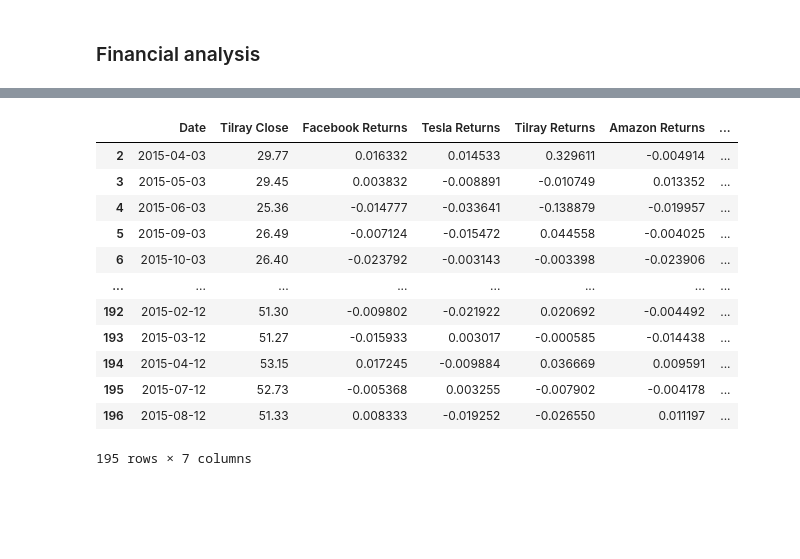
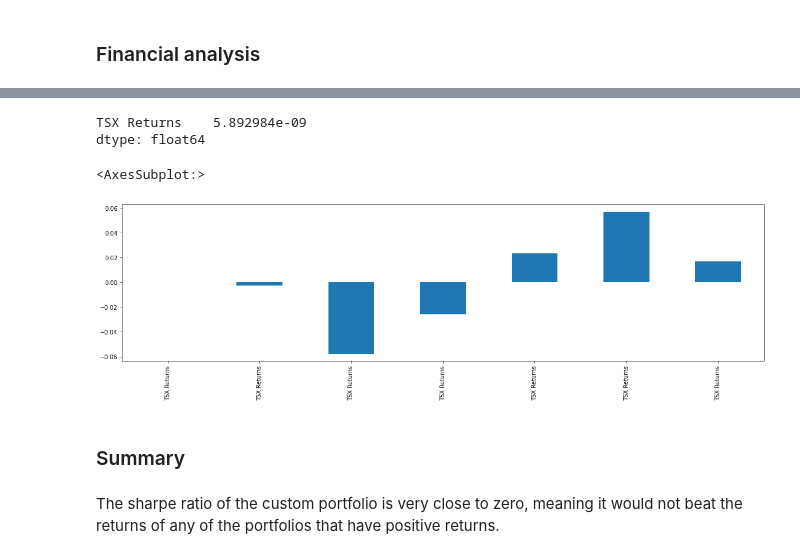
Before and after one commit to Roger-Hull/Pandas_Homework, a Jupyter notebook: Pandas_Homework.ipynb, the cells around one changed output, grey strips where cells are left out. Cells and saved outputs as stored; diff of their text form; code cells hidden in the pictures; blank space fills up the shorter version.

```diff
--- a/Pandas_Homework.ipynb
+++ b/Pandas_Homework.ipynb
@@ -658,16 +638,35 @@ whale_df
-# %%
-custom_portfolio
-# %% [output]
-|  | Date | Tilray Close | Facebook Returns | Tesla Returns | Tilray Returns | Amazon Returns | ... |
-| 2 | 2015-04-03 | 29.77 | 0.016332 | 0.014533 | 0.329611 | -0.004914 | ... |
-| 3 | 2015-05-03 | 29.45 | 0.003832 | -0.008891 | -0.010749 | 0.013352 | ... |
-| 4 | 2015-06-03 | 25.36 | -0.014777 | -0.033641 | -0.138879 | -0.019957 | ... |
-| 5 | 2015-09-03 | 26.49 | -0.007124 | -0.015472 | 0.044558 | -0.004025 | ... |
-| 6 | 2015-10-03 | 26.40 | -0.023792 | -0.003143 | -0.003398 | -0.023906 | ... |
-| ... | ... | ... | ... | ... | ... | ... | ... |
-| 192 | 2015-02-12 | 51.30 | -0.009802 | -0.021922 | 0.020692 | -0.004492 | ... |
-| 193 | 2015-03-12 | 51.27 | -0.015933 | 0.003017 | -0.000585 | -0.014438 | ... |
-| 194 | 2015-04-12 | 53.15 | 0.017245 | -0.009884 | 0.036669 | 0.009591 | ... |
-| 195 | 2015-07-12 | 52.73 | -0.005368 | 0.003255 | -0.007902 | -0.004178 | ... |
-| 196 | 2015-08-12 | 51.33 | 0.008333 | -0.019252 | -0.026550 | 0.011197 | ... |
-195 rows × 7 columns
+# %%
+#Calculate the standard deviation of the portfolio
+facebook_std = custom_portfolio['Facebook Returns'].std()
+tesla_std = custom_portfolio['Tesla Returns'].std()
+tilray_std = custom_portfolio['Tilray Returns'].std()
+amazon_std = custom_portfolio['Amazon Returns'].std()
+shopify_std = custom_portfolio['Shopify Returns'].std()
+
+#Calculate the sharpe ratios
+facebook_annual_sharpe = ((custom_portfolio['Facebook Returns'].mean() - tsx_df.mean())/ facebook_std)
+tesla_annual_sharpe = ((custom_portfolio['Tesla Returns'].mean() - tsx_df.mean())/ tesla_std)
+tilray_annual_sharpe = ((custom_portfolio['Tilray Returns'].mean() - tsx_df.mean())/ tilray_std)
+amazon_annual_sharpe = ((custom_portfolio['Amazon Returns'].mean() - tsx_df.mean())/ amazon_std)
+shopify_annual_sharpe = ((custom_portfolio['Shopify Returns'].mean() - tsx_df.mean())/ shopify_std)
+
+#Combine all sharpe ratios with even weight
+all_custom_sharpe_ratio = facebook_annual_sharpe*tesla_annual_sharpe*tilray_annual_sharpe*amazon_annual_sharpe*shopify_annual_sharpe/5
+# %%
+all_custom_sharpe_ratio
+# %% [output]
+TSX Returns    5.892984e-09
+dtype: float64
+# %%
+#Use concat to join all the sharpe ratios
+all_sharpe_ratios = pd.concat([all_custom_sharpe_ratio,soros_annual_sharpe, paulson_annual_sharpe, tiger_annual_sharpe, berkshire_annual_sharpe, algo_1_annual_sharpe, algo_2_annual_sharpe])
+
+#Use a bor plot to plot the sharpe ratios
+all_sharpe_ratios.plot.bar(figsize=(20,5))
+# %% [output]
+<AxesSubplot:>
+[figure, added]
+# %% [markdown]
+### Summary
+# %% [markdown]
+The sharpe ratio of the custom portfolio is very close to zero, meaning it would not beat the returns of any of the portfolios that have positive returns.
```
Also changed, not shown: parts of 8 cells of this notebook.
